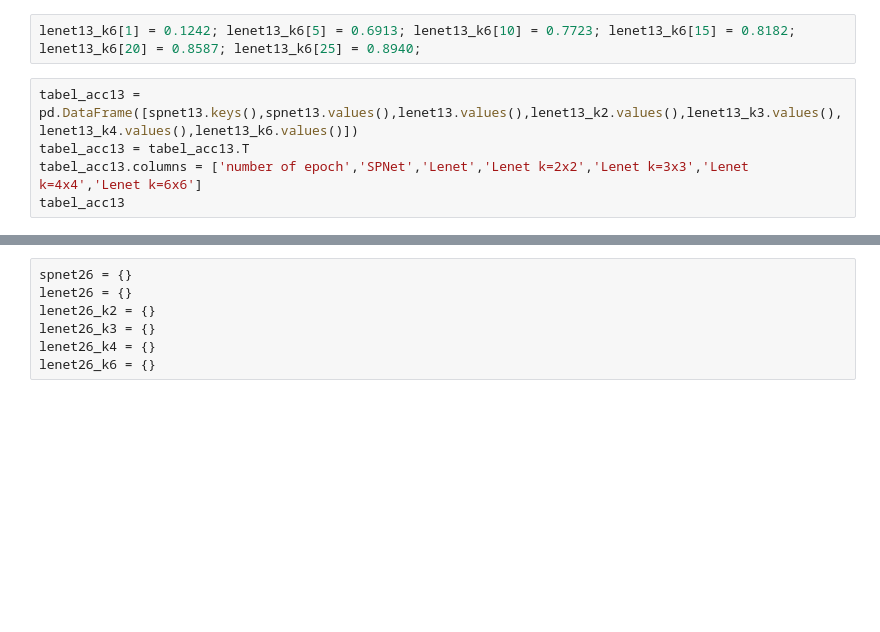
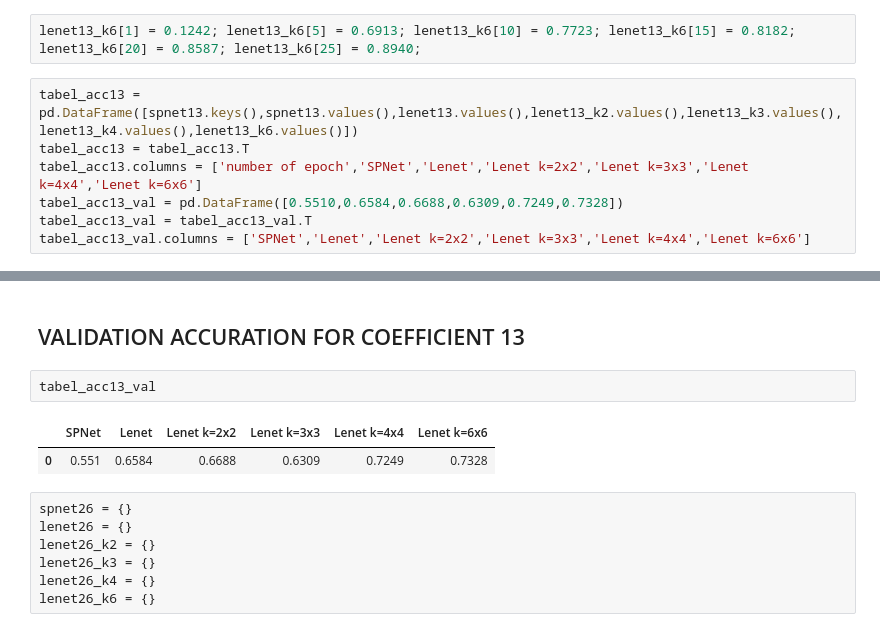
Before and after one commit to iss14036/Single-Word-Recognition-with-CNN, a Jupyter notebook: CNN.ipynb, the cells around one changed output, grey strips where cells are left out. Saved outputs shown, nothing was run; the diff lists cells and outputs as text; blank space fills up the shorter version.

```diff
--- a/CNN.ipynb
+++ b/CNN.ipynb
@@ -535,4 +555,6 @@ lenet13_k6[1] = 0.1242; lenet13_k6[5] = 0.6913; lenet13_k6[10] = 0.7723; lenet13
 tabel_acc13 = pd.DataFrame([spnet13.keys(),spnet13.values(),lenet13.values(),lenet13_k2.values(),lenet13_k3.values(),lenet13_k4.values(),lenet13_k6.values()])
 tabel_acc13 = tabel_acc13.T
 tabel_acc13.columns = ['number of epoch','SPNet','Lenet','Lenet k=2x2','Lenet k=3x3','Lenet k=4x4','Lenet k=6x6']
-tabel_acc13
+tabel_acc13_val = pd.DataFrame([0.5510,0.6584,0.6688,0.6309,0.7249,0.7328])
+tabel_acc13_val = tabel_acc13_val.T
+tabel_acc13_val.columns = ['SPNet','Lenet','Lenet k=2x2','Lenet k=3x3','Lenet k=4x4','Lenet k=6x6']
@@ -547,3 +573,10 @@ tabel_acc13
+# %% [markdown]
+## VALIDATION ACCURATION FOR COEFFICIENT 13
+# %%
+tabel_acc13_val
+# %% [output]
+|  | SPNet | Lenet | Lenet k=2x2 | Lenet k=3x3 | Lenet k=4x4 | Lenet k=6x6 |
+| 0 | 0.551 | 0.6584 | 0.6688 | 0.6309 | 0.7249 | 0.7328 |
 # %%
 spnet26 = {}
 lenet26 = {}
```
Also changed, not shown: parts of 54 cells of this notebook.
